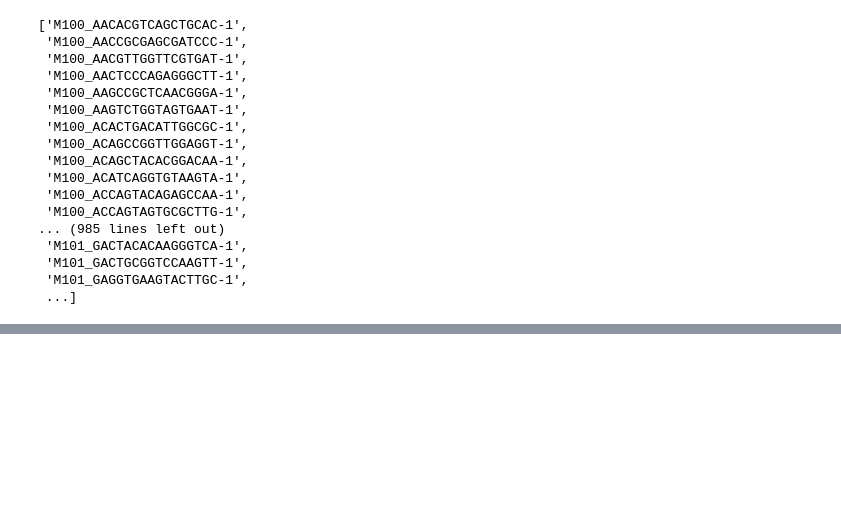
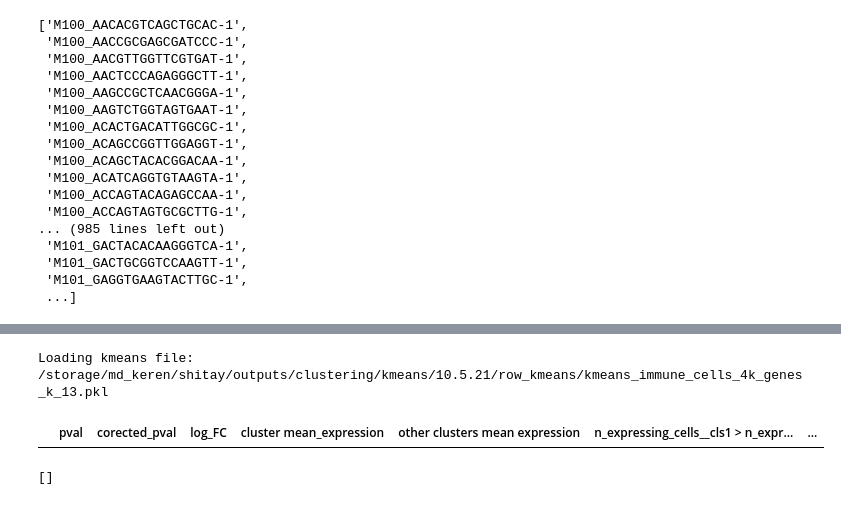
Before and after one commit to ItayShlosberg/classifying-response-to-immunotherapy, a Jupyter notebook: playgrounds/server/MAIN_PG.ipynb, the cells around one changed output, grey strips where cells are left out. Saved outputs shown, nothing was run; the diff lists cells and outputs as text; code cells hidden in the pictures; blank space fills up the shorter version.

```diff
--- a/playgrounds/server/MAIN_PG.ipynb
+++ b/playgrounds/server/MAIN_PG.ipynb
@@ -2081,0 +2143,24 @@ gene_names = cohort.gene_names
+# %%
+K = 13
+
+kmeans_file_path = join(KMEANS_ROW_CLUSTERS_PATH, KMEANS_FILE_NAME + f'_k_{K}.pkl')
+print(f'Loading kmeans file:\n{kmeans_file_path}')
+clusters = pickle.load(open(kmeans_file_path, 'rb'))['clusters']
+# markers
+clustering_analysis = pickle.load(open(join(CLUSTERING_ANALYSIS_PATH, f'cluster_analysis_k_{K}.pkl'), 'rb'))
+# %% [output]
+Loading kmeans file:
+/storage/md_keren/shitay/outputs/clustering/kmeans/10.5.21/row_kmeans/kmeans_immune_cells_4k_genes_k_13.pkl
+# %%
+# for cluster_idx, cluster in enumerate(clustering_analysis):
+df = pd.read_csv(r'/storage/md_keren/shitay/outputs/clustering/markers/14.5.21/markers_cluster_13/markers_cluster_2.csv')
+# %%
+df.sort_values(by=['log_FC'], ascending=False).iloc[:5]
+# df['features'].tolist()
+# %% [output]
+|  | pval | corected_pval | log_FC | cluster mean_expression | other clusters mean expression | n_expressing_cells__cls1 > n_expr... | ... |
+# %%
+gene_ids = df['features'].tolist()
+gene_ids[:5]
+# %% [output]
+[]
```
Also changed, not shown: parts of 12 cells of this notebook, 20 other files.
